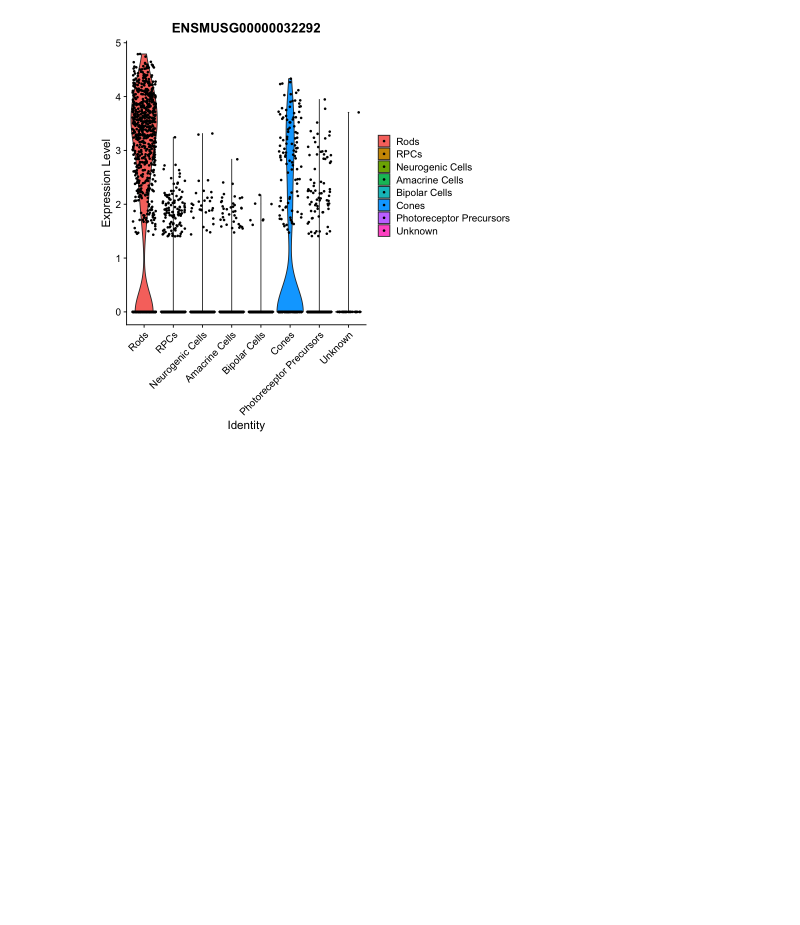
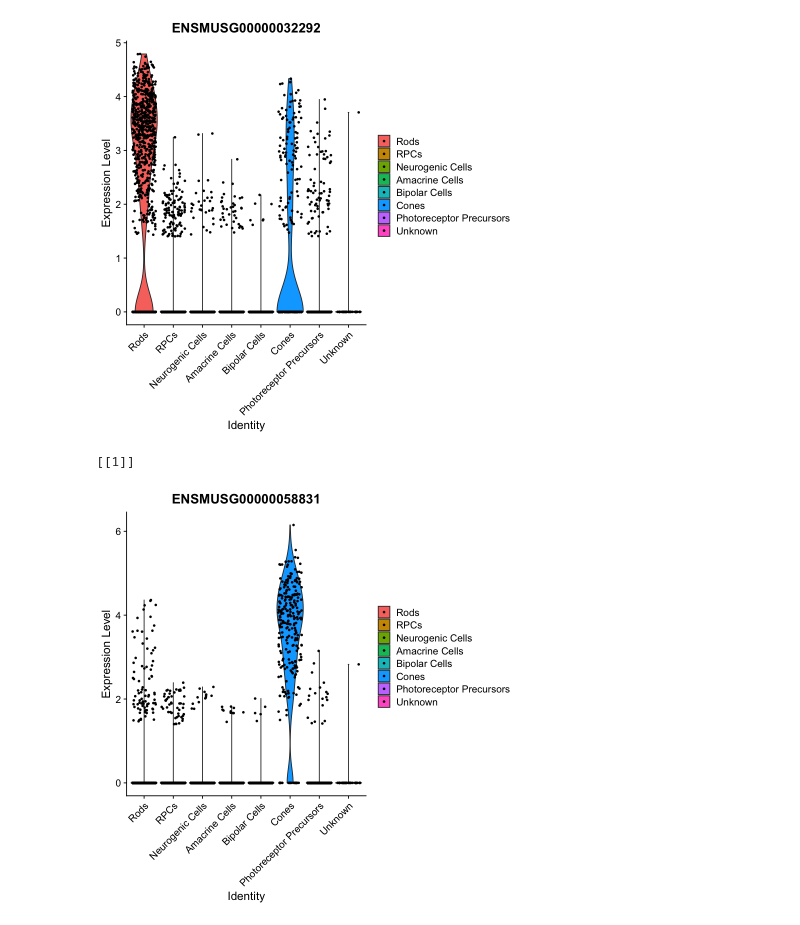
Before and after one commit to ironman-tetsuo/Introduction_to_scRNA-seq, a Jupyter notebook: 1_Clark_P2_Retina/Clark_P2_Retina.ipynb, the cells around one changed output. Saved outputs shown, nothing was run; the diff lists cells and outputs as text; code cells hidden in the pictures; blank space fills up the shorter version.

```diff
--- a/1_Clark_P2_Retina/Clark_P2_Retina.ipynb
+++ b/1_Clark_P2_Retina/Clark_P2_Retina.ipynb
@@ -655,6 +655,8 @@ VlnPlot(dat, features = c("ENSMUSG00000032292"), pt.size=0.8, ncol=1, combine=FA
 [[1]]
 [figure]
 # %%
-#Viologin plot for rod markers
-#Nr2e3, Pdc, Rom1
-VlnPlot(dat, features = c("ENSMUSG00000032292", "ENSMUSG00000006007", "ENSMUSG00000071648"), pt.size=0.8, ncol=1, combine=FALSE)
+#Viologin plot for cone markers (ENSMUSG00000058831, Opn1sw)
+VlnPlot(dat, features = c("ENSMUSG00000058831"), pt.size=0.8, ncol=1, combine=FALSE)
+# %% [output]
+[[1]]
+[figure, added]
```
Also changed, not shown: parts of 2 cells of this notebook.
